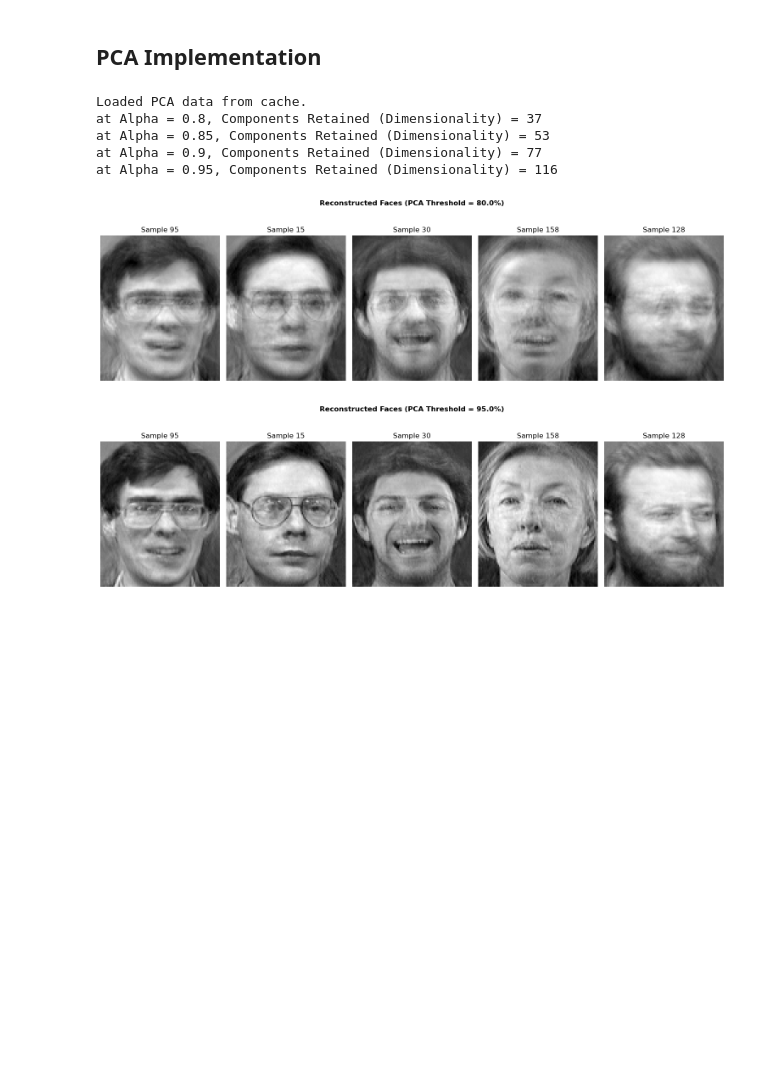
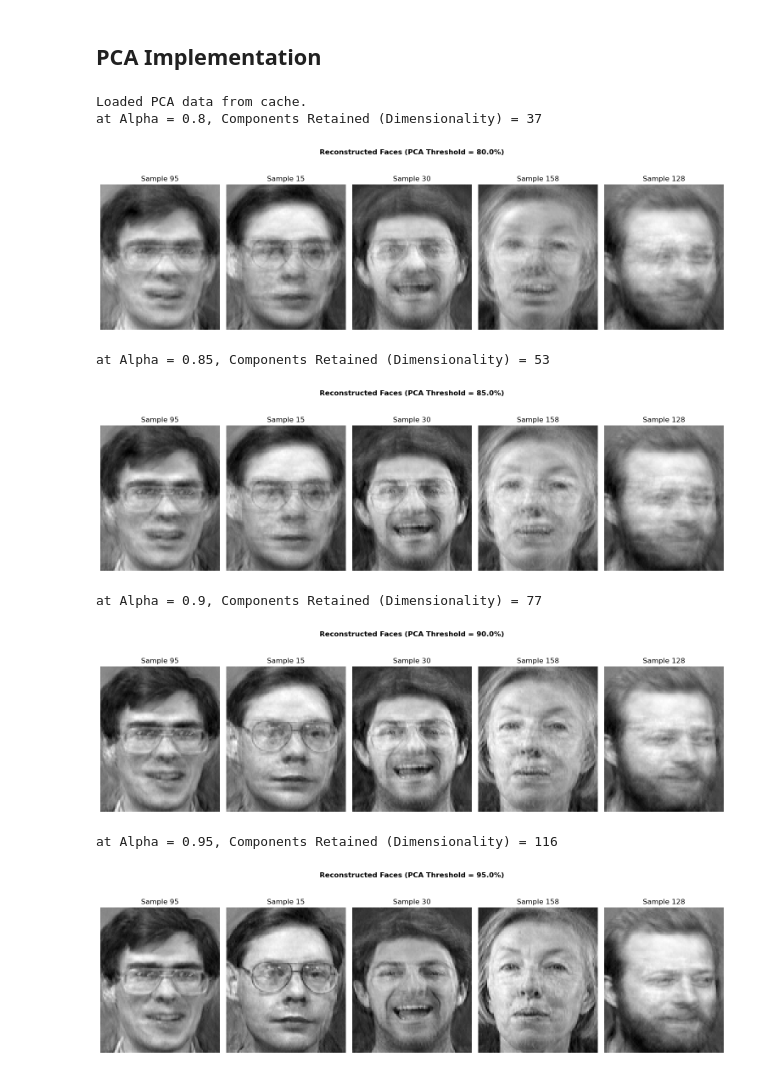
Before and after one commit to ahmedyoussefg/Face-Recognition-ORL, a Jupyter notebook: face_recognition.ipynb, the cells around one changed output. Drawn from its saved outputs; the diff is of its cells as text; code cells hidden in the pictures; blank space fills up the shorter version.

Commit message:
Project whole dataset for each threshold

```diff
--- a/face_recognition.ipynb
+++ b/face_recognition.ipynb
@@ -133,19 +133,6 @@ class PCA:
             raise Exception("Must call fit() before inverse_transform().")
         pcs = self.eigenvectors[:, :n_components]
         return np.dot(X_pca, pcs.T) + self.mean
-# %%
-# Project the dataset into the reduced PCA subspace and report dimensionality for different thresholds
-pca = PCA(cache_dir="pca_results")
-pca.fit(X_train)
-for alpha in [0.8, 0.85, 0.9, 0.95]:
-    X_train_pca, n_components = pca.transform(X_train, alpha)
-    print(f"at Alpha = {alpha}, Components Retained (Dimensionality) = {n_components}")
-# %% [output]
-Loaded PCA data from cache.
-at Alpha = 0.8, Components Retained (Dimensionality) = 37
-at Alpha = 0.85, Components Retained (Dimensionality) = 53
-at Alpha = 0.9, Components Retained (Dimensionality) = 77
-at Alpha = 0.95, Components Retained (Dimensionality) = 116
 # %%
 def visualize_faces(X_train, pca, n_faces = 5, pca_threshold=0.9):
     # Randomly choose n_faces indices from the training data
@@ -170,8 +157,30 @@ def visualize_faces(X_train, pca, n_faces = 5, pca_threshold=0.9):
     fig.tight_layout()
     plt.show()
 # %%
-visualize_faces(X_train, pca, n_faces=5, pca_threshold=0.8)
-visualize_faces(X_train, pca, n_faces=5, pca_threshold=0.95)
+# Project the dataset into the reduced PCA subspace and report dimensionality
+# and visualize reconstructed samples for different thresholds
+pca = PCA(cache_dir="pca_results")
+pca.fit(X_train)
+
+pca_projections = {} # will store X_train_pca, X_test_pca, n_components for each alpha
+
+for alpha in [0.8, 0.85, 0.9, 0.95]:
+    X_train_pca, n_components = pca.transform(X_train, alpha)
+    X_test_pca, _ = pca.transform(X_test, alpha)
+    pca_projections[alpha] = {
+        "train": X_train_pca,
+        "test": X_test_pca,
+        "n_components": n_components
+    }
+    print(f"at Alpha = {alpha}, Components Retained (Dimensionality) = {n_components}")
+    visualize_faces(X_train, pca, n_faces=5, pca_threshold=alpha)
 # %% [output]
+Loaded PCA data from cache.
+at Alpha = 0.8, Components Retained (Dimensionality) = 37
 [figure]
+at Alpha = 0.85, Components Retained (Dimensionality) = 53
-[figure, old version]
+[figure, new version]
+at Alpha = 0.9, Components Retained (Dimensionality) = 77
+[figure, added]
+at Alpha = 0.95, Components Retained (Dimensionality) = 116
+[figure, added]
```
